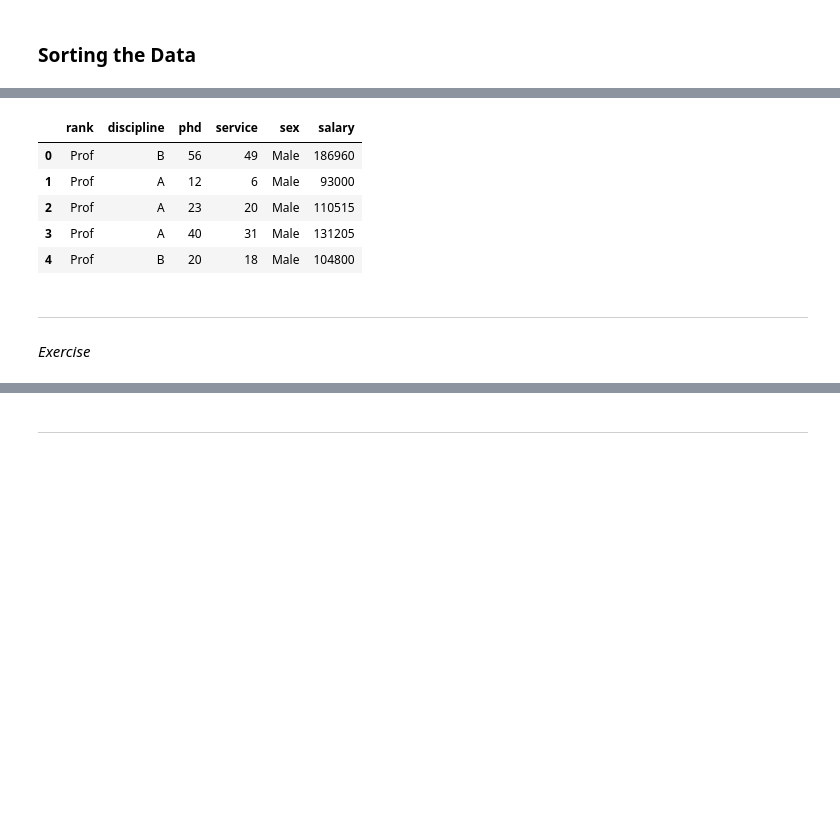
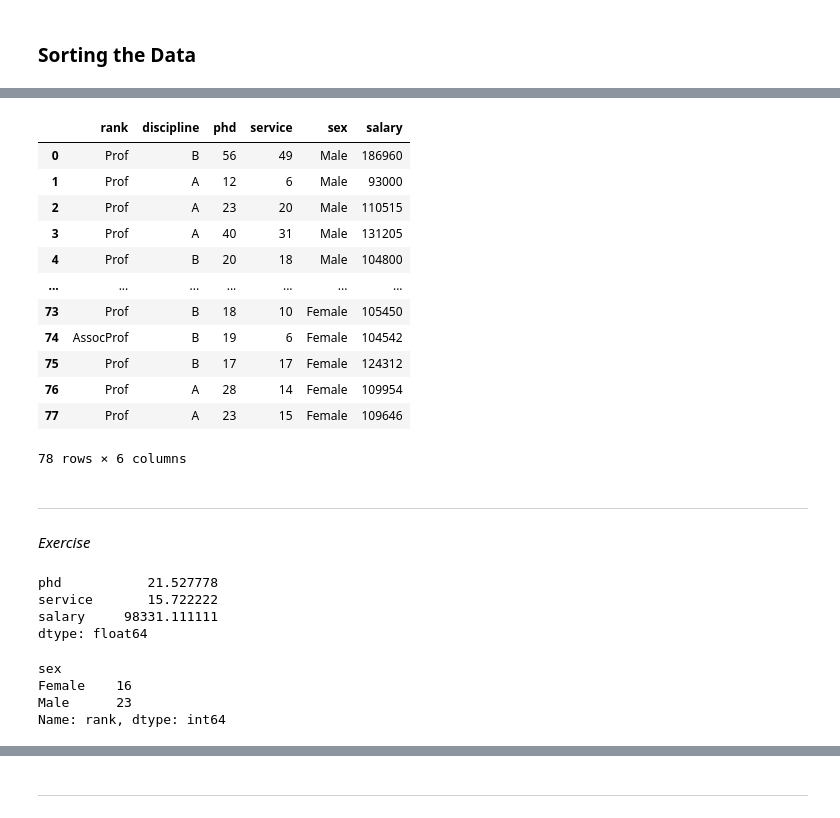
Before and after one commit to A905322/introduccion-a-python, a Jupyter notebook: class/MODULE_2-Work_with_data/02.03_dataScience-pandas.ipynb, the cells around one changed output, grey strips where cells are left out. Saved outputs shown, nothing was run; the diff lists cells and outputs as text; code cells hidden in the pictures; blank space fills up the shorter version.

```diff
--- a/class/MODULE_2-Work_with_data/02.03_dataScience-pandas.ipynb
+++ b/class/MODULE_2-Work_with_data/02.03_dataScience-pandas.ipynb
@@ -461,4 +426,6 @@ pandas.core.frame.DataFrame
 # %%
 #Sort the data frame by yrs.service and overwrite the original dataset
+df.sort_values(["discipline","phd"], ascending=[False, True], inplace=True) #El inplace true nos cambia el df original
+df
 # %% [output]
 |  | rank | discipline | phd | service | sex | salary |
@@ -470,19 +444,40 @@ pandas.core.frame.DataFrame
 # %%
 # Restore the original order (by sorting using index)
+df.sort_index(inplace=True)
+df
 # %% [output]
 |  | rank | discipline | phd | service | sex | salary |
 | 0 | Prof | B | 56 | 49 | Male | 186960 |
 | 1 | Prof | A | 12 | 6 | Male | 93000 |
 | 2 | Prof | A | 23 | 20 | Male | 110515 |
 | 3 | Prof | A | 40 | 31 | Male | 131205 |
 | 4 | Prof | B | 20 | 18 | Male | 104800 |
+| ... | ... | ... | ... | ... | ... | ... |
+| 73 | Prof | B | 18 | 10 | Female | 105450 |
+| 74 | AssocProf | B | 19 | 6 | Female | 104542 |
+| 75 | Prof | B | 17 | 17 | Female | 124312 |
+| 76 | Prof | A | 28 | 14 | Female | 109954 |
+| 77 | Prof | A | 23 | 15 | Female | 109646 |
+78 rows × 6 columns
 # %% [markdown]
 ---
 *Exercise*
 # %%
 # Using filtering, find the mean value of the salary for the discipline A
+df[df["discipline"] == "A"].mean()
+# %% [output]
+phd           21.527778
+service       15.722222
+salary     98331.111111
+dtype: float64
 # %%
 # Challange:
 # Extract (filter) only observations with high salary ( > 100K) and find how many female and male professors in each group
+df[(df["salary"] > 100000) & (df["rank"] == "Prof")].groupby("sex")["rank"].count()
+# %% [output]
+sex
+Female    16
+Male      23
+Name: rank, dtype: int64
 # %%
 # Sort data frame by the salary (in descending order) and display the first few records of the output (head)
```
Also changed, not shown: parts of 35 cells of this notebook.
